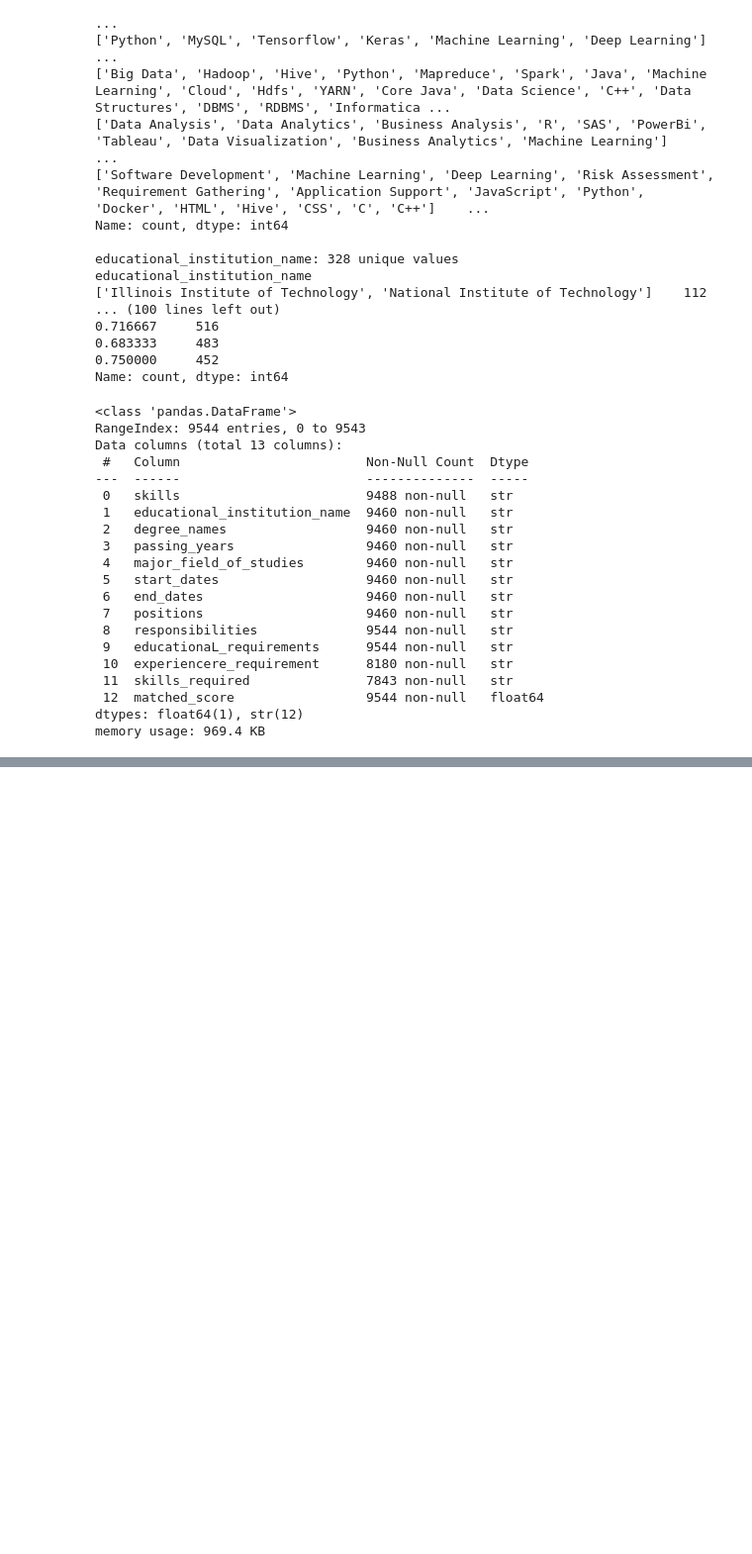
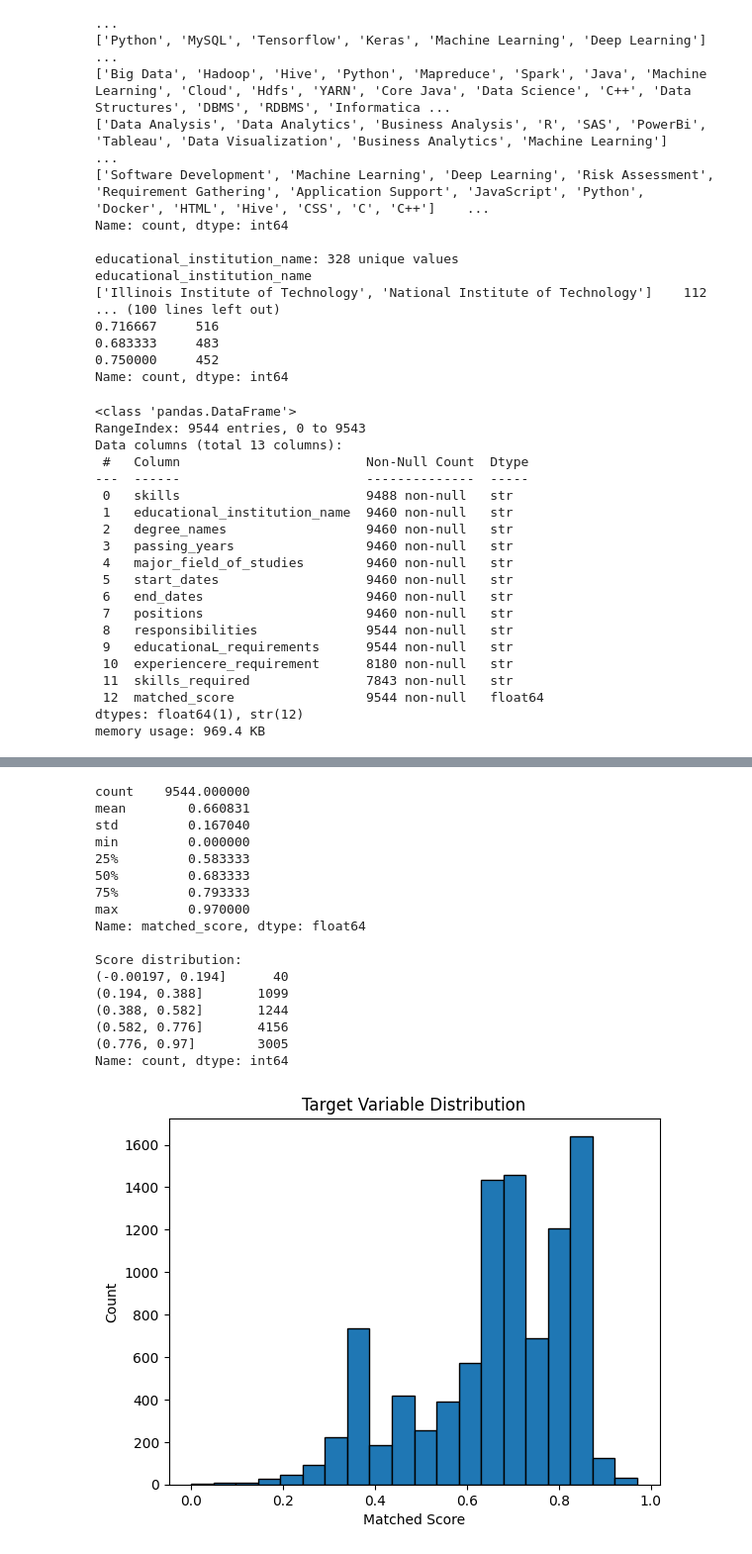
Before and after one commit to AnkitJha06/Job-Fit-Predictor, a Jupyter notebook: 1_panda.ipynb, the cells around one changed output, grey strips where cells are left out. Shown at 99% size. Cells and saved outputs as stored; diff of their text form; code cells hidden in the pictures; blank space fills up the shorter version.

```diff
--- a/1_panda.ipynb
+++ b/1_panda.ipynb
@@ -110,0 +200,31 @@ Duplicates on key cols: 499
+# %%
+import matplotlib.pyplot as plt
+
+print(updated_data['matched_score'].describe())
+print("\nScore distribution:")
+print(updated_data['matched_score'].value_counts(bins=5).sort_index())
+
+plt.hist(updated_data['matched_score'], bins=20, edgecolor='black')
+plt.xlabel('Matched Score')
+plt.ylabel('Count')
+plt.title('Target Variable Distribution')
+plt.show()
+# %% [output]
+count    9544.000000
+mean        0.660831
+std         0.167040
+min         0.000000
+25%         0.583333
+50%         0.683333
+75%         0.793333
+max         0.970000
+Name: matched_score, dtype: float64
+
+Score distribution:
+(-0.00197, 0.194]      40
+(0.194, 0.388]       1099
+(0.388, 0.582]       1244
+(0.582, 0.776]       4156
+(0.776, 0.97]        3005
+Name: count, dtype: int64
+[figure, added]
```
Also changed, not shown: parts of 7 cells of this notebook, 1 other file.
